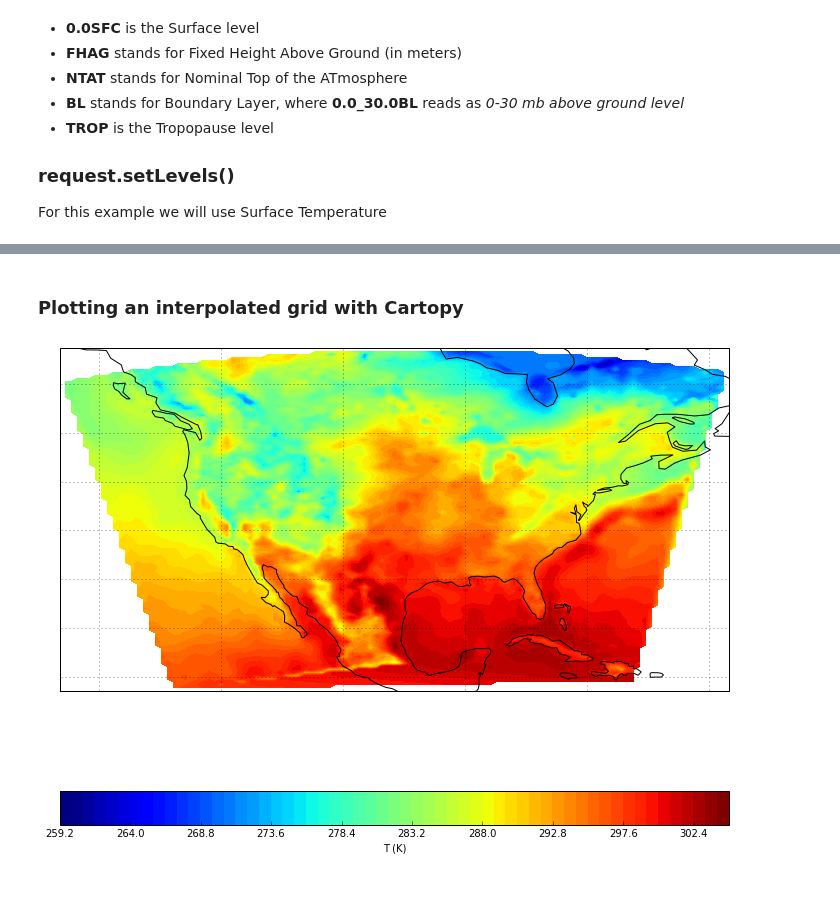
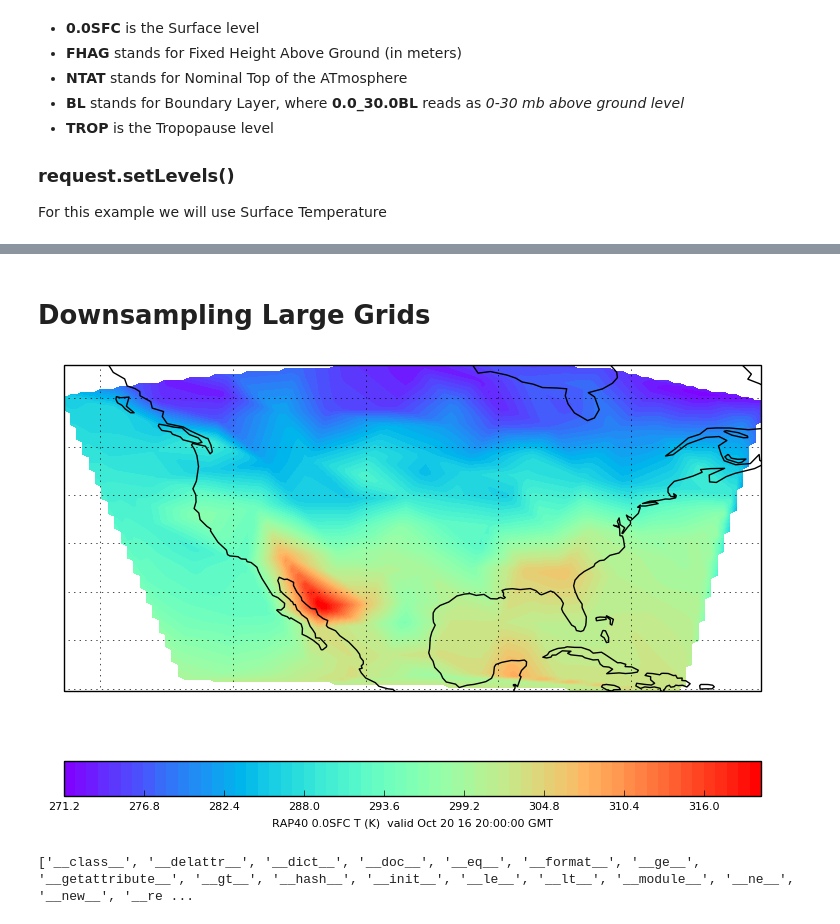
Before and after one commit to Unidata/python-awips, a Jupyter notebook: examples/notebooks/Grid_Levels_and_Parameters.ipynb, the cells around one changed output, grey strips where cells are left out. Drawn from its saved outputs; the diff is of its cells as text; code cells hidden in the pictures; blank space fills up the shorter version.

```diff
--- a/examples/notebooks/Grid_Levels_and_Parameters.ipynb
+++ b/examples/notebooks/Grid_Levels_and_Parameters.ipynb
@@ -333,16 +247,41 @@ plt.show()
-# %% [markdown]
-### Plotting an interpolated grid with Cartopy
-# %%
-plt.figure(figsize=(12, 12), dpi=100)
-ax = plt.axes(projection=ccrs.PlateCarree())
-cs = plt.contourf(rlons, rlats, rdata, 60,
-                  transform=ccrs.PlateCarree(),
-                  vmin=rdata.min(), vmax=rdata.max())
-ax.gridlines()
-ax.coastlines()
-
-cbar = plt.colorbar(orientation='horizontal')
-cbar.set_label(grid.getParameter() + " (" + grid.getUnit() + ")")
-plt.show()
-# %% [output]
-[figure, removed]
+# %% [markdown]
+# Downsampling Large Grids
+# %%
+import scipy.ndimage
+
+SCALING = 0.3
+data = scipy.ndimage.zoom(data, SCALING, order=0)
+lons = scipy.ndimage.zoom(lons, SCALING, order=0)
+lats = scipy.ndimage.zoom(lats, SCALING, order=0)
+
+rlons = np.repeat(np.linspace(np.min(lons), np.max(lons), ngrid),
+              ngrid).reshape(ngrid, ngrid)
+rlats = np.repeat(np.linspace(np.min(lats), np.max(lats), ngrid),
+              ngrid).reshape(ngrid, ngrid).T
+tli = mtri.LinearTriInterpolator(mtri.Triangulation(lons.flatten(),
+               lats.flatten()), data.flatten())
+rdata = tli(rlons, rlats)
+
+# Create Map
+cmap = plt.get_cmap('rainbow')
+matplotlib.rcParams.update({'font.size': 8})
+plt.figure(figsize=(9, 6), dpi=100)
+ax = plt.axes(projection=ccrs.PlateCarree())
+
+cs = plt.contourf(rlons, rlats, rdata, 60, cmap=cmap,
+                  transform=ccrs.PlateCarree(),
+                  vmin=rdata.min(), vmax=rdata.max())
+
+ax.gridlines()
+ax.coastlines()
+ax.set_aspect('auto', adjustable=None)
+
+cbar = plt.colorbar(orientation='horizontal')
+cbar.set_label(str(grid.getLocationName()) +" "+ str(grid.getLevel()) + " "  + str(grid.getParameter()) + " " \
+        "(" + str(grid.getUnit()) + ") " + " valid " + str(grid.getDataTime().getRefTime()) )
+# %% [output]
+[figure, added]
+# %%
+print(dir(grid.getDataTime()))
+# %% [output]
+['__class__', '__delattr__', '__dict__', '__doc__', '__eq__', '__format__', '__ge__', '__getattribute__', '__gt__', '__hash__', '__init__', '__le__', '__lt__', '__module__', '__ne__', '__new__', '__re ...
```
Also changed, not shown: parts of 31 cells of this notebook, 1 other file.
